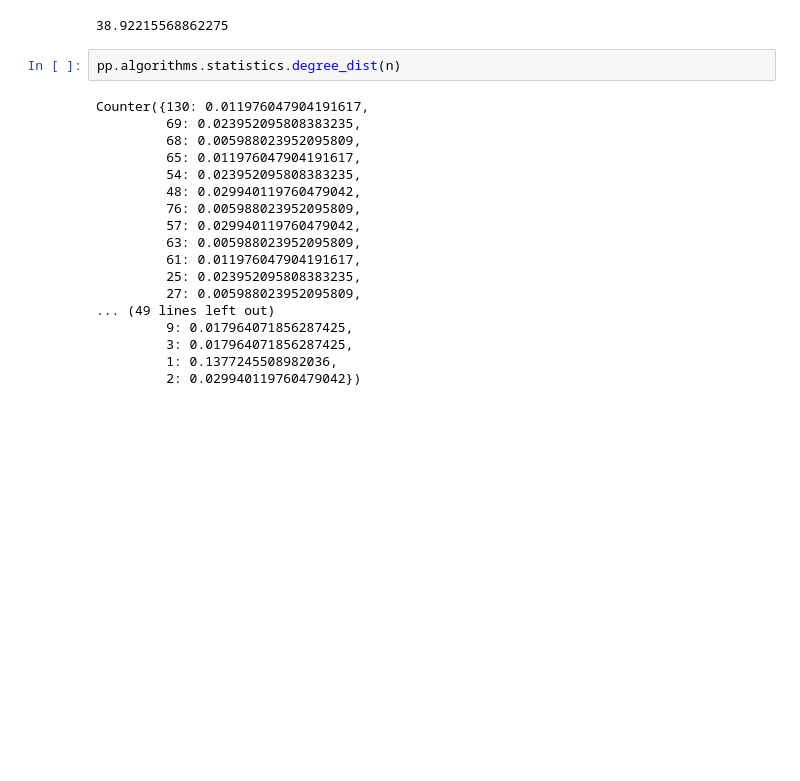
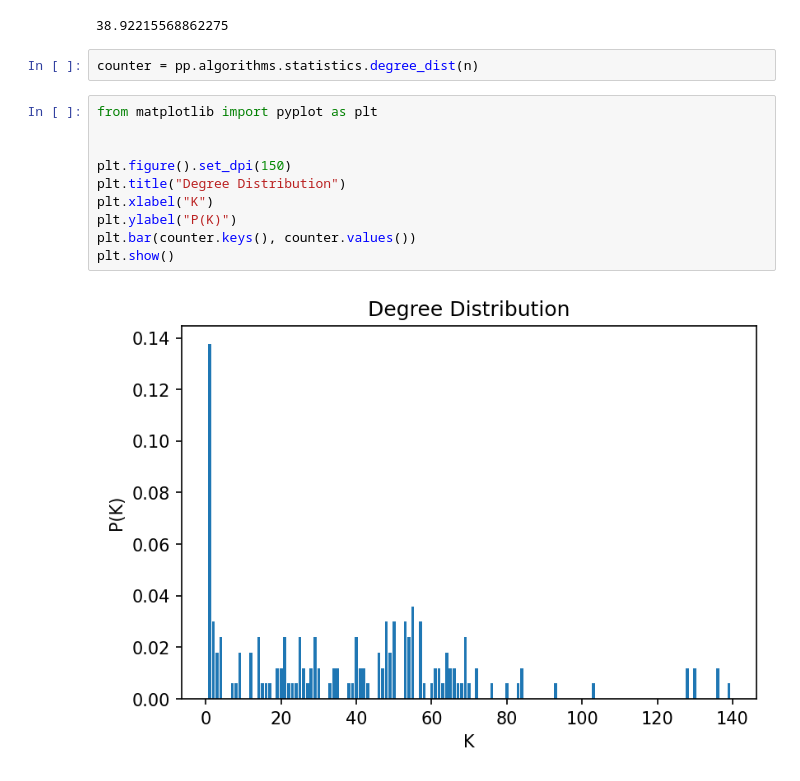
Before and after one commit to sneha-lodha/MDACN_Assignment1, a Jupyter notebook: louise.ipynb, the cells around one changed output. Cells and saved outputs as stored; diff of their text form; blank space fills up the shorter version.

```diff
--- a/louise.ipynb
+++ b/louise.ipynb
@@ -35,22 +35,16 @@ pp.algorithms.statistics.mean_degree(n)
 # %% [output]
 38.92215568862275
 # %%
-pp.algorithms.statistics.degree_dist(n)
+counter = pp.algorithms.statistics.degree_dist(n)
-# %% [output]
-Counter({130: 0.011976047904191617,
-         69: 0.023952095808383235,
-         68: 0.005988023952095809,
-         65: 0.011976047904191617,
-         54: 0.023952095808383235,
-         48: 0.029940119760479042,
-         76: 0.005988023952095809,
-         57: 0.029940119760479042,
-         63: 0.005988023952095809,
-         61: 0.011976047904191617,
-         25: 0.023952095808383235,
-         27: 0.005988023952095809,
-... (49 lines left out)
-         9: 0.017964071856287425,
-         3: 0.017964071856287425,
-         1: 0.1377245508982036,
-         2: 0.029940119760479042})
+# %%
+from matplotlib import pyplot as plt
+
+
+plt.figure().set_dpi(150)
+plt.title("Degree Distribution")
+plt.xlabel("K")
+plt.ylabel("P(K)")
+plt.bar(counter.keys(), counter.values())
+plt.show()
+# %% [output]
+[figure, added]
```
Also changed, not shown: parts of 4 cells of this notebook.
